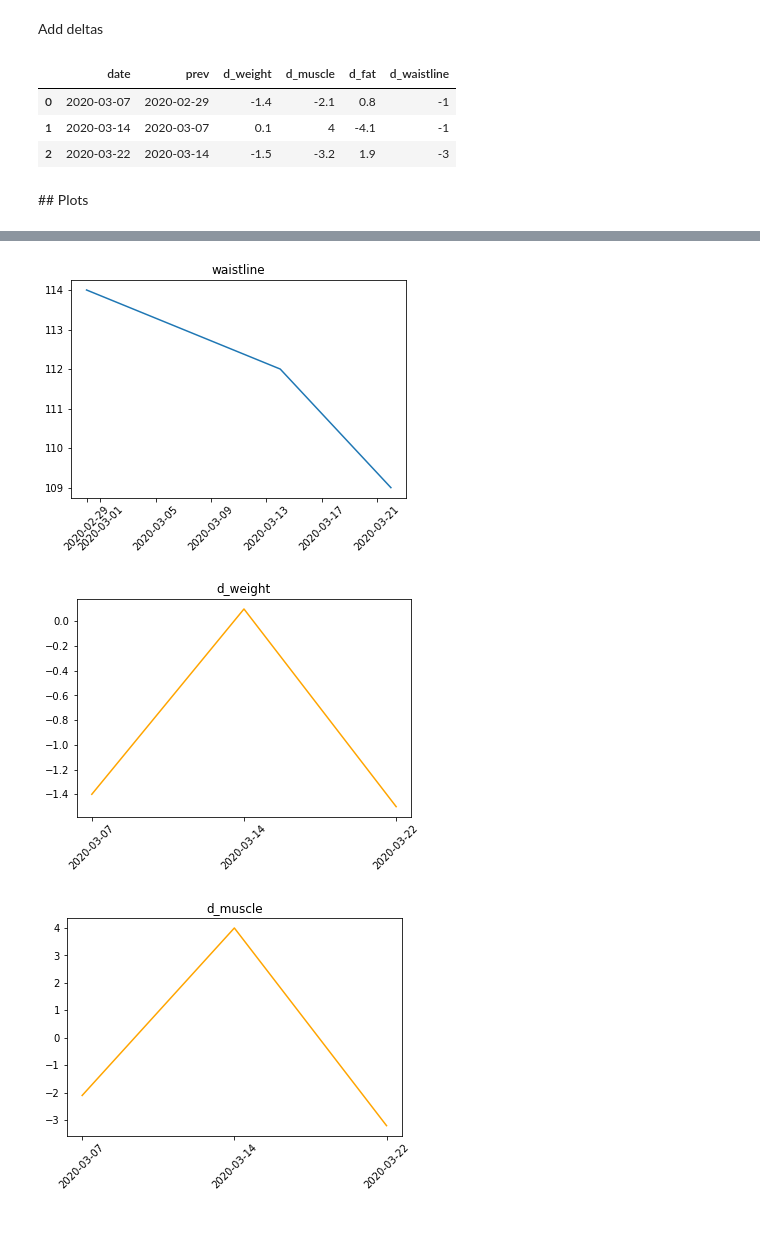
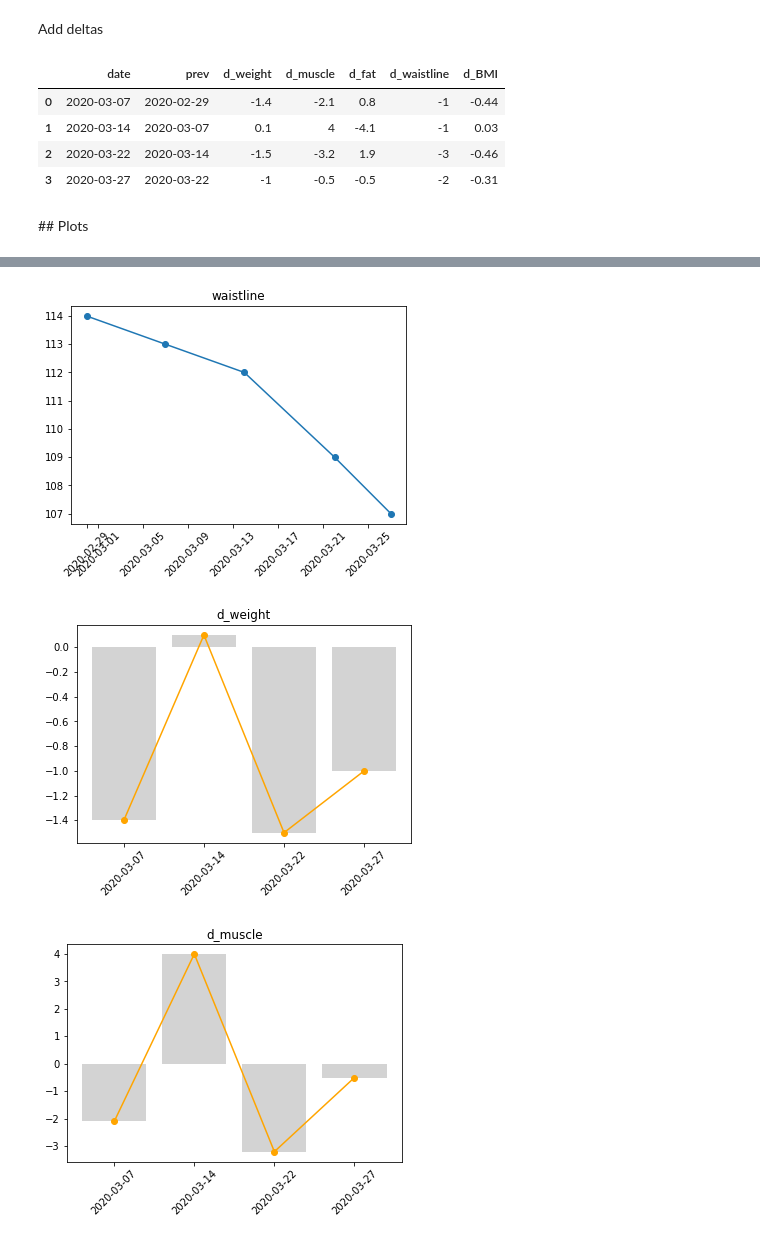
Before and after one commit to ivanross/my-notebook, a Jupyter notebook: Tanita.ipynb, the cells around one changed output, grey strips where cells are left out. Saved outputs shown, nothing was run; the diff lists cells and outputs as text; code cells hidden in the pictures.

```diff
--- a/Tanita.ipynb
+++ b/Tanita.ipynb
@@ -16,6 +16,7 @@ data = [
     {"date": "2020-03-07", "weight": 102.2, "muscle": 69.2, "p_fat": 28.8, "waistline": 113 },
     {"date": "2020-03-14", "weight": 102.3, "muscle": 73.2, "p_fat": 24.7, "waistline": 112 },
     {"date": "2020-03-22", "weight": 100.8, "muscle": 70.0, "p_fat": 27.0, "waistline": 109 },
+    {"date": "2020-03-27", "weight":  99.8, "muscle": 69.5, "p_fat": 26.8, "waistline": 107 },
 ]
 # %% [markdown]
 ## Some computations
@@ -44,17 +46,18 @@ for (prev,curr) in pairwise(data):
         "prev": prev["date"]
     }
 
-    for k in ["weight", "muscle", "fat", "waistline"]:
-        dd["d_"+k] = round(curr[k] - prev[k],1)
+    for k in ["weight", "muscle", "fat", "waistline","BMI"]:
+        dd["d_"+k] = round(curr[k] - prev[k],2)
 
     deltas.append(dd)
 
 pd.DataFrame(deltas).style
 # %% [output]
-|  | date | prev | d_weight | d_muscle | d_fat | d_waistline |
-| 0 | 2020-03-07 | 2020-02-29 | -1.4 | -2.1 | 0.8 | -1 |
-| 1 | 2020-03-14 | 2020-03-07 | 0.1 | 4 | -4.1 | -1 |
-| 2 | 2020-03-22 | 2020-03-14 | -1.5 | -3.2 | 1.9 | -3 |
+|  | date | prev | d_weight | d_muscle | d_fat | d_waistline | d_BMI |
+| 0 | 2020-03-07 | 2020-02-29 | -1.4 | -2.1 | 0.8 | -1 | -0.44 |
+| 1 | 2020-03-14 | 2020-03-07 | 0.1 | 4 | -4.1 | -1 | 0.03 |
+| 2 | 2020-03-22 | 2020-03-14 | -1.5 | -3.2 | 1.9 | -3 | -0.46 |
+| 3 | 2020-03-27 | 2020-03-22 | -1 | -0.5 | -0.5 | -2 | -0.31 |
 # %% [markdown]
 ## Plots
 # %%
@@ -62,16 +65,17 @@ dataKey = lambda key: mapKey(data)(key) if key != "date" else [datetime.strptime
 
 keys = ["weight", "muscle","fat","BMI", "waistline"]
 for k in keys:
-    plt.plot(dataKey("date"),dataKey(k))
+    plt.plot(dataKey("date"),dataKey(k),"o-")
     plt.title(k)
     plt.xticks(rotation=45)
     plt.show()
 
 
 deltasKey = mapKey(deltas)
-keys = ["d_weight", "d_muscle","d_fat",]
+keys = ["d_weight", "d_muscle","d_fat","d_BMI"]
 for k in keys:
-    plt.plot(deltasKey("date"),deltasKey(k), color="orange")
+    plt.bar(deltasKey("date"),deltasKey(k), color="lightgrey")
+    plt.plot(deltasKey("date"),deltasKey(k), "o-", color="orange")
     plt.title(k)
     plt.xticks(rotation=45)
     plt.show()
@@ -83,3 +87,3 @@ for k in keys:
-[figure, old version]
+[figure, new version]
-[figure, old version]
+[figure, new version]
-[figure, old version]
+[figure, new version]
```
Also changed, not shown: parts of 2 cells of this notebook.
